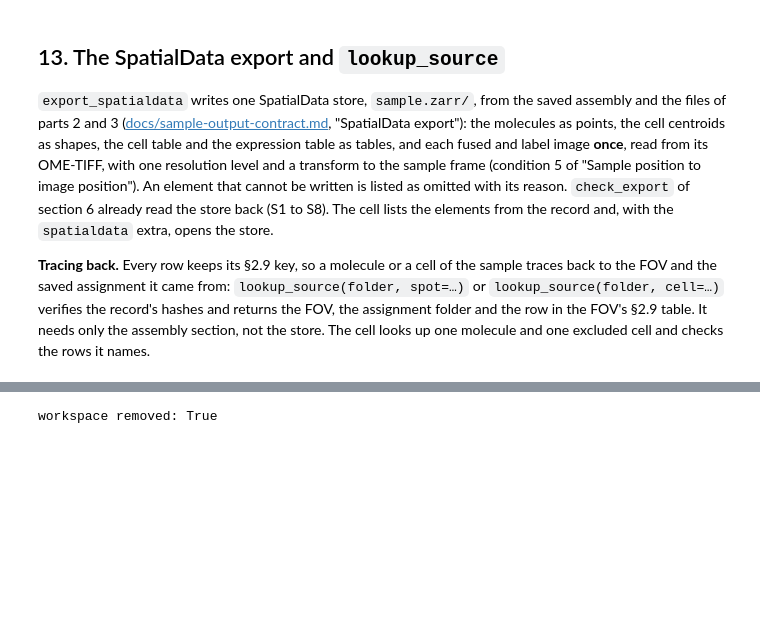
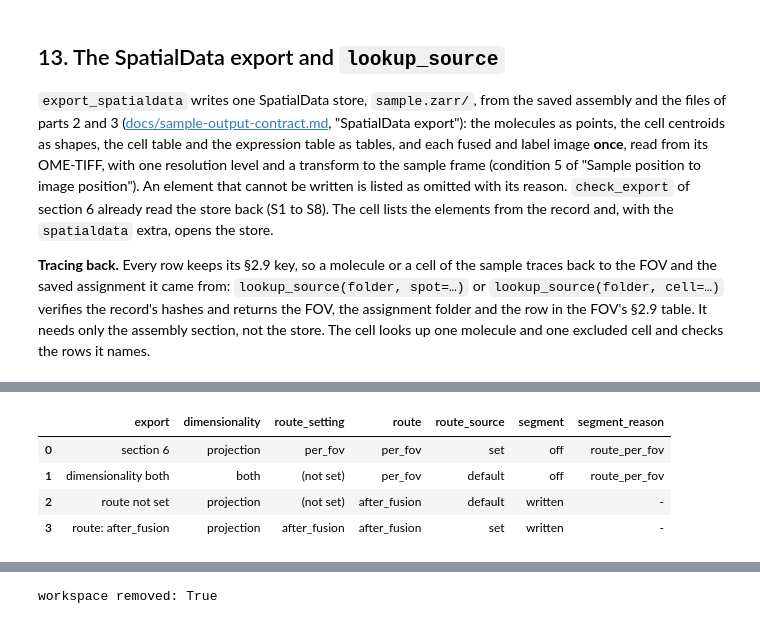
Before and after one commit to wanglab-broad/starfinder, a Jupyter notebook: example/introduction/starfinder_stitching_assembly_tour.ipynb, the cells around one changed output, grey strips where cells are left out. Saved outputs shown, nothing was run; the diff lists cells and outputs as text; code cells hidden in the pictures; blank space fills up the shorter version.

```diff
--- a/example/introduction/starfinder_stitching_assembly_tour.ipynb
+++ b/example/introduction/starfinder_stitching_assembly_tour.ipynb
@@ -282,7 +309,8 @@ The cell prints their titles and status lines from the files:
 # %%
 PAGES = ("stitching-baseline", "stitching-contract", "stitching-algorithms", "assembly-baseline",
          "assembly-contract", "assembly-algorithms", "sample-output-baseline", "sample-output-contract",
-         "synthetic-sample-scene", "stitching-assembly-validation")
+         "synthetic-sample-scene", "stitching-assembly-validation", "sample-segmentation-contract",
+         "sample-segmentation-validation")
 for page in PAGES:
     lines = (REPOSITORY / "docs" / f"{page}.md").read_text().splitlines()
     status = next(line for line in lines if line.startswith("Status:"))
@@ -1406,7 +1501,7 @@ if not EXPORTED:
     skipped("no export folder (the anndata extra is not installed)")
 else:
     INCOMPLETE = WORKSPACE / "incomplete" / SAMPLE
-    missing_config = ExportConfig(fuse_labels=True, export_spatialdata=True,
+    missing_config = ExportConfig(route="per_fov", fuse_labels=True, export_spatialdata=True,
                                   fusion=FusionConfig(images=("reference_stain", "missing=file:absent/{fov_id}.tif")))
     with timed("Dataset.export with a missing source image"), synchronous(), \
             warnings.catch_warnings(record=True) as caught:
@@ -1434,0 +1856,73 @@ check_export: passed
+# %%
+from starfinder.segmentation import ExpandLabelsConfig
+
+if not AFTER_FUSION:
+    skipped("the route after fusion fuses first: it needs the multiview-stitcher and anndata extras")
+else:
+    AFTER = OUTPUT / "export_after_fusion" / SAMPLE
+    EXPANDED = OUTPUT / "export_after_fusion_expanded" / SAMPLE
+    after_config = ExportConfig(fuse_labels=True, export_spatialdata=True, fusion=FUSION, segmentation=SEGMENTATION)
+    expanded_config = ExportConfig(route="after_fusion", fusion=FUSION, segmentation=dataclasses.replace(
+        SEGMENTATION, assignment=AssignmentConfig(expansion=ExpandLabelsConfig(distance=1.0, unit="um", mode="planar"))))
+    with timed("Dataset.export on the route after fusion (two folders)"), synchronous(), \
+            warnings.catch_warnings(record=True) as caught:
+        warnings.simplefilter("always", ExportIncompleteWarning)
+        after = dataset.export(SAMPLE, placement=PLACEMENT_DIR, config=after_config, output_dir=AFTER)
+        expanded = dataset.export(SAMPLE, placement=PLACEMENT_DIR, config=expanded_config, output_dir=EXPANDED)
+    for warning in caught:
+        if issubclass(warning.category, ExportIncompleteWarning):
+            print(f"{warning.category.__name__}: {clean(warning.message)}")
+    for exported in (after, expanded):
+        check_export(exported.folder)
+        print(clean(exported.folder), "\n  parts:", exported.parts, " complete:", exported.complete,
+              "\n  files:", [p for p in files_under(exported.folder) if not p.startswith("sample.zarr/")],
+              "and sample.zarr/" if (exported.folder / "sample.zarr").exists() else "")
+    print("check_export: passed on both folders")
+    assert all(exported.complete for exported in (after, expanded))
+    assert "territories.ome.tif" in files_under(EXPANDED) and "territories.ome.tif" not in files_under(AFTER)
+
+    ROUTE_ROWS += [route_row("route not set", after_config, after), route_row("route: after_fusion", expanded_config,
+                                                                                 expanded)]
+    display(pd.DataFrame(ROUTE_ROWS))
+    assert [(r["route"], r["route_source"], r["segment"]) for r in ROUTE_ROWS[2:]] == [
+        ("after_fusion", "default", "written"), ("after_fusion", "set", "written")]
+
+    section = after.record["segmentation"]
+    print("segmentation section:", sorted(section))
+    print("  inputs:", {e["image"]: e["path"] for e in section["inputs"]["images"]}, " grid:",
+          section["inputs"]["grid"]["shape_zyx"], " factor:", section["inputs"]["grid"].get("factor_yx"))
+    print("  runs:", [(r["name"], r["target"], r["path"], r["n_labels"]) for r in section["runs"]],
+          " cells:", section["cells"], " nuclei:", section["nuclei"], " device:", section["device"])
+    print('assembly section: mode', after.record["assembly"]["mode"], ' segmentation_files',
+          [e["path"] for e in after.record["assembly"]["segmentation_files"]])
+    same_labels = all(np.array_equal(load_volume(AFTER / r["path"]).image, load_volume(PARTS / r["path"]).image)
+                      for r in section["runs"])
+    print("the export's label files equal those of segment_fused alone:", same_labels)
+    assert same_labels
+
+    for name, folder in (("route not set", AFTER), ("route: after_fusion, expanded", EXPANDED)):
+        result = load_assembly(folder)
+        fused_cells, fused_mols = result.cells, result.molecules
+        labels = set(map(int, np.unique(load_volume(folder / "segmentation_cell.ome.tif").image))) - {0}
+        keys = list(zip(fused_cells.cell_namespace.astype(object), fused_cells.cell_id.astype(int)))
+        counted_rows = result.counted_cells()
+        h5ad = anndata.read_h5ad(folder / "sample.h5ad")
+        once = (set(fused_cells.cell_id.astype(int)) == labels and len(keys) == len(set(keys)) == len(labels)
+                and fused_cells.obs_name.is_unique and list(h5ad.obs_names) == list(counted_rows.obs_name)
+                and h5ad.obs_names.is_unique)
+        reasons = set(fused_cells.assembly_reason.dropna().astype(object))
+        with_cell = fused_mols.cell_id.notna()
+        cell_run = next(r for r in section["runs"] if r["name"] == section["cells"])
+        namespace_ok = ("cell_namespace" in fused_mols.columns and fused_mols.cell_namespace[~with_cell].isna().all()
+                        and set(fused_mols.cell_namespace[with_cell].astype(object)) == {cell_run["label_namespace"]})
+        print(f"\n{name}: cell rows {len(fused_cells)}, labels of the cell run {len(labels)}, counted cells "
+              f"{len(counted_rows)}, sample.h5ad rows {h5ad.n_obs}")
+        print("  each cell once:", once, " cell statuses:", sorted(set(fused_cells.assembly_status.astype(object))),
+              " cell reasons:", sorted(reasons))
+        print("  molecules: status by reason", {f"{s}/{r}": int(n) for (s, r), n in fused_mols.groupby(
+            [fused_mols.assembly_status.astype(object), fused_mols.assembly_reason.astype(object).fillna("-")]).size().items()})
+        print("  cell_namespace in the molecule table:", "cell_namespace" in fused_mols.columns,
+              " it names the cell run for every molecule with a cell:", namespace_ok)
+        assert once and set(fused_cells.assembly_status) == {"retained"} and not reasons
+        assert not {"not_owner", "duplicate_observation"} & reasons and namespace_ok
+# %% [output]
@@ -1434,0 +1936,5 @@ check_export: passed
+|  | export | dimensionality | route_setting | route | route_source | segment | segment_reason |
+| 0 | section 6 | projection | per_fov | per_fov | set | off | route_per_fov |
+| 1 | dimensionality both | both | (not set) | per_fov | default | off | route_per_fov |
+| 2 | route not set | projection | (not set) | after_fusion | default | written | - |
+| 3 | route: after_fusion | projection | after_fusion | after_fusion | set | written | - |
```
Also changed, not shown: parts of 44 cells of this notebook.
